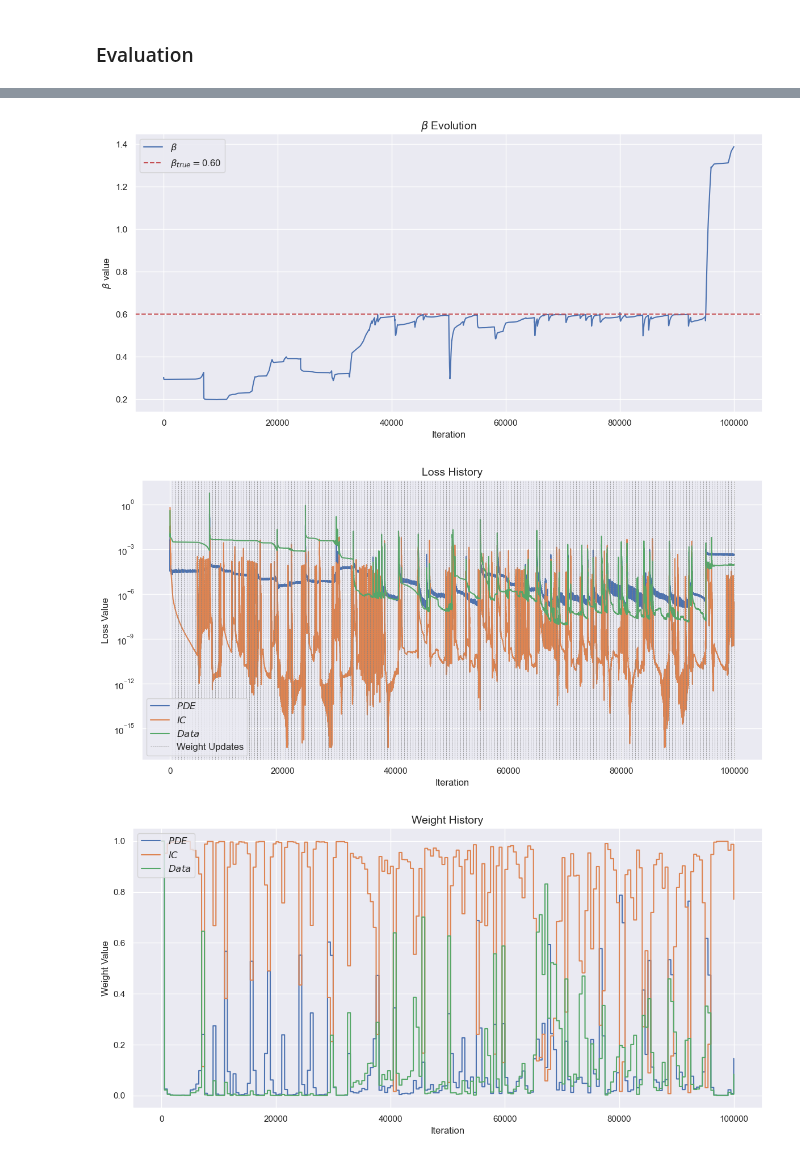
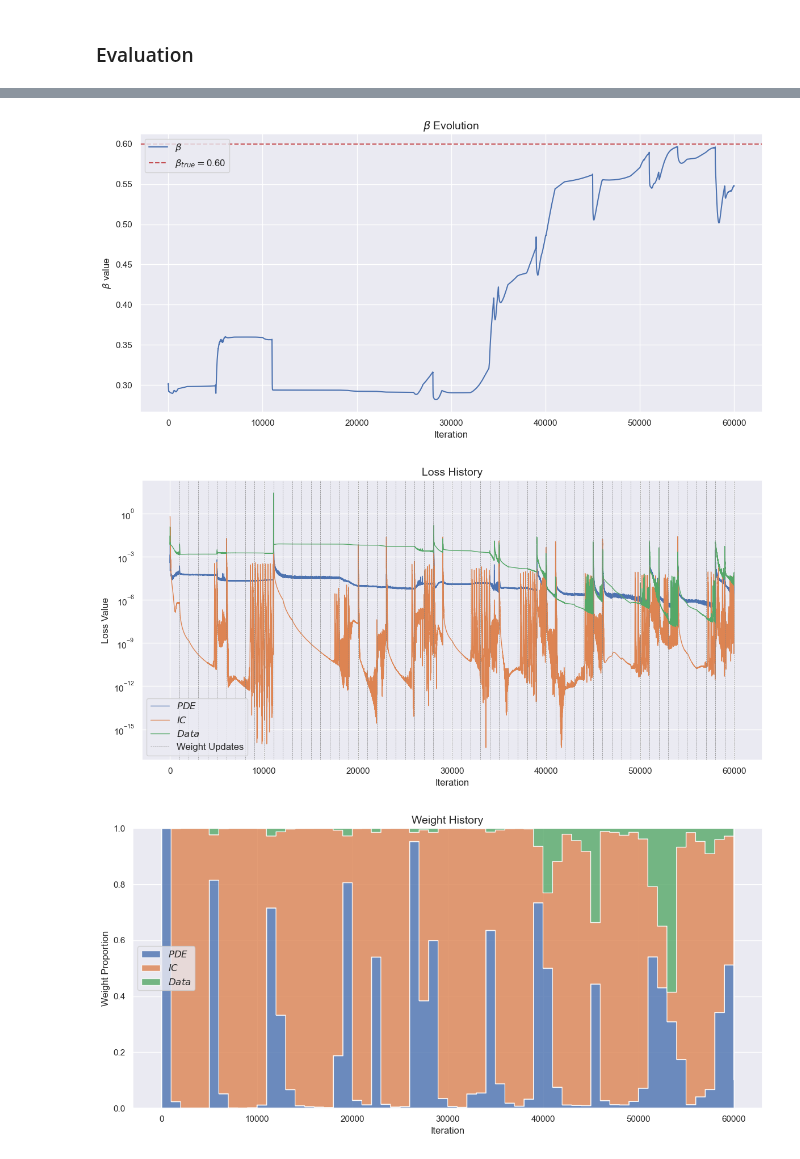
Before and after one commit to GiacomoGuidotto/sir-pinn, a Jupyter notebook: src/constant_rate_joint/constant_rate_joint.ipynb, the cells around one changed output, grey strips where cells are left out. Drawn from its saved outputs; the diff is of its cells as text; code cells hidden in the pictures.

```diff
--- a/src/constant_rate_joint/constant_rate_joint.ipynb
+++ b/src/constant_rate_joint/constant_rate_joint.ipynb
@@ -191,12 +191,12 @@ class PINN(nn.Module):
 # %% [markdown]
 ### Hyperparameters
 # %%
-use_saved_model = True  # whether to explicitly trigger a new training
+use_saved_model = False  # whether to explicitly trigger a new training
 
-iterations = 100000  # number of optimizer steps
-sampling_points = 1000  # number of points to sample each step for computing losses
+iterations = 60000  # number of optimizer steps
+sampling_points = 2000  # number of points to sample each step for computing losses
 
-weights_updates = 500  # number of steps between updates of the weighted sum's weights
+weights_updates = 1000  # number of steps between updates of the weighted sum's weights
 learning_rate = 1e-3  # optimizer learning rate
 log_interval = 1000  # for debug purpose, number of steps between logging training info
 
@@ -400,20 +418,20 @@ plt.title(f'$\\beta$ Evolution', fontsize=14)
 plt.xlabel('Iteration', fontsize=12)
 plt.ylabel('$\\beta$ value', fontsize=12)
 
-plt.legend(fontsize=12)
+plt.legend(fontsize=12, loc='upper left')
 
 plt.tight_layout()
 
 if not use_saved_model:
   plt.savefig(f'{figures_dir}/beta_evolution_{timestamp}.png', dpi=300)
 # %% [output]
-[figure, old version]
+[figure, new version]
 # %%
 plt.figure(figsize=(12, 6))
 
-sns.lineplot(data=loss_df['L_pde'], label='$PDE$')
-sns.lineplot(data=loss_df['L_ic'], label='$IC$')
-sns.lineplot(data=loss_df['L_data'], label='$Data$')
+sns.lineplot(data=loss_df['L_pde'], label='$PDE$', linewidth=1)
+sns.lineplot(data=loss_df['L_ic'], label='$IC$', linewidth=1)
+sns.lineplot(data=loss_df['L_data'], label='$Data$', linewidth=1)
 
 plt.title('Loss History', fontsize=14)
 plt.xlabel('Iteration', fontsize=12)
@@ -430,33 +448,39 @@ plt.axvline(
 for w in range(weights_updates * 2, iterations + 1, weights_updates):
   plt.axvline(x=w, color='gray', linestyle='--', linewidth=0.5)
 
-plt.legend(fontsize=12)
+plt.legend(fontsize=12, loc='lower left')
 
 plt.tight_layout()
 
 if not use_saved_model:
   plt.savefig(f'{figures_dir}/loss_history_{timestamp}.png', dpi=300)
 # %% [output]
-[figure, old version]
+[figure, new version]
 # %%
 plt.figure(figsize=(12, 6))
 
-sns.lineplot(data=loss_df['weight_pde'], label='$PDE$')
-sns.lineplot(data=loss_df['weight_ic'], label='$IC$')
-sns.lineplot(data=loss_df['weight_data'], label='$Data$')
+plt.stackplot(
+  loss_df.index,
+  loss_df['weight_pde'],
+  loss_df['weight_ic'],
+  loss_df['weight_data'],
+  labels=['$PDE$', '$IC$', '$Data$'],
+  alpha=0.8
+)
 
 plt.title('Weight History', fontsize=14)
 plt.xlabel('Iteration', fontsize=12)
-plt.ylabel('Weight Value', fontsize=12)
+plt.ylabel('Weight Proportion', fontsize=12)
 
-plt.legend(fontsize=12, loc='upper left')
+plt.ylim(0, 1)
+plt.legend(fontsize=12, loc='center left')
 
 plt.tight_layout()
 
 if not use_saved_model:
   plt.savefig(f'{figures_dir}/weight_history_{timestamp}.png', dpi=300)
 # %% [output]
-[figure, old version]
+[figure, new version]
 # %%
 plt.figure(figsize=(12, 6))
 
```
Also changed, not shown: parts of 6 cells of this notebook, 14 other files.
